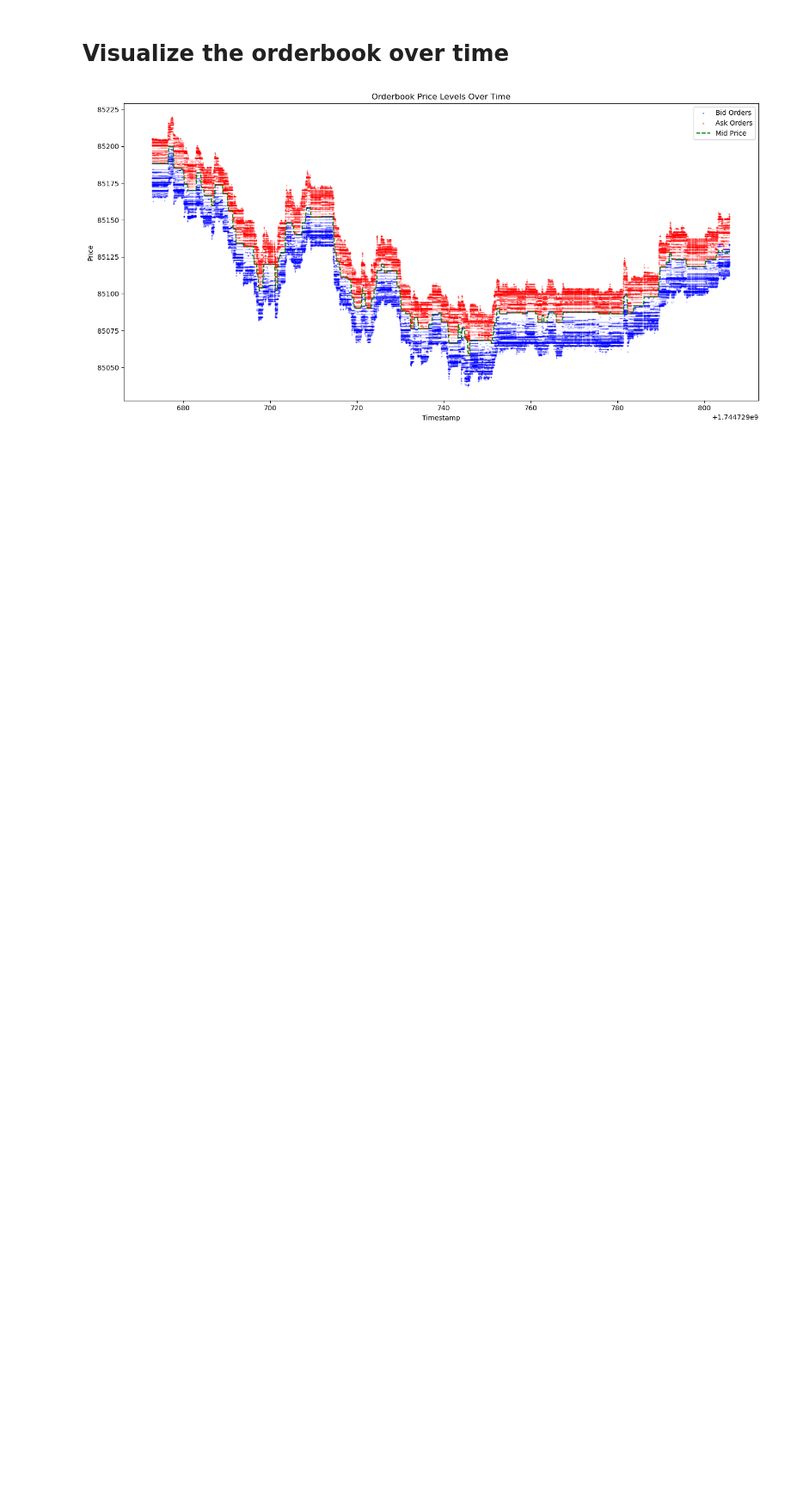
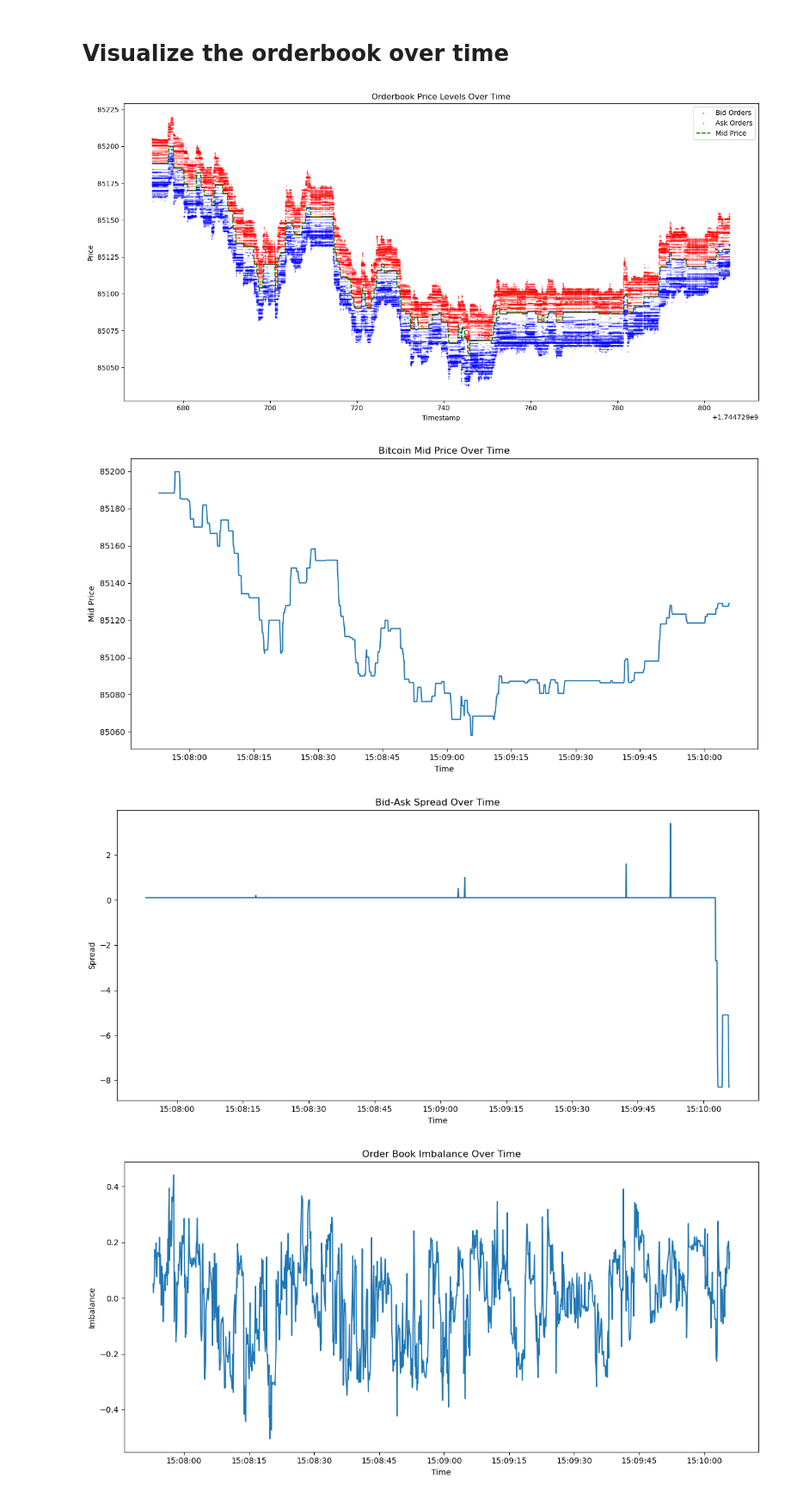
Before and after one commit to phanmtim/CDA_2025, a Jupyter notebook: crypto_crash.ipynb, the cells around one changed output. Shown: that part at 86% size. Cells and saved outputs as stored; diff of their text form; code cells hidden in the pictures; blank space fills up the shorter version.

Commit message:
add more visuals

```diff
--- a/crypto_crash.ipynb
+++ b/crypto_crash.ipynb
@@ -158,3 +158,13 @@ orderbook = pd.read_csv("data/reconstructed_orderbook_small.csv")
 plot_orderbook_over_time(orderbook)
 # %% [output]
 [figure]
+# %%
+from src.tim import orderbook_analysis as oba
+
+metrics, crashes = oba.analyzeOrderbook('data/reconstructed_orderbook_small.csv',
+                                        thresholdPct=0.05,
+                                        windowSeconds=20)
+# %% [output]
+[figure, added]
+[figure, added]
+[figure, added]
```
Also changed, not shown: parts of 1 cell of this notebook, 2 other files.
